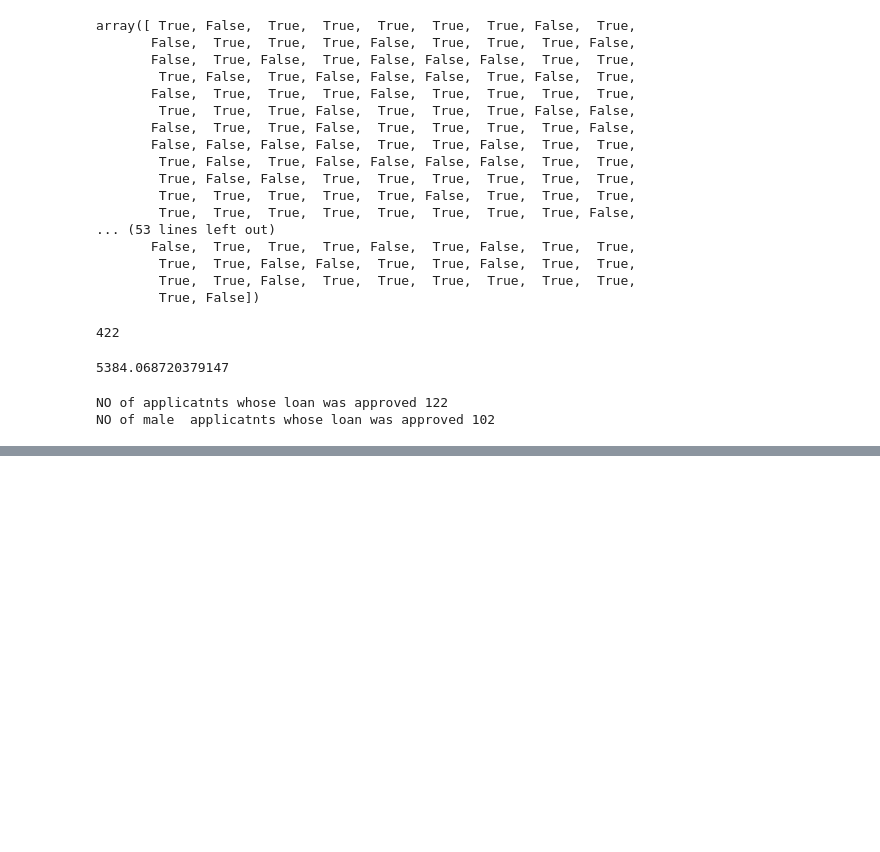
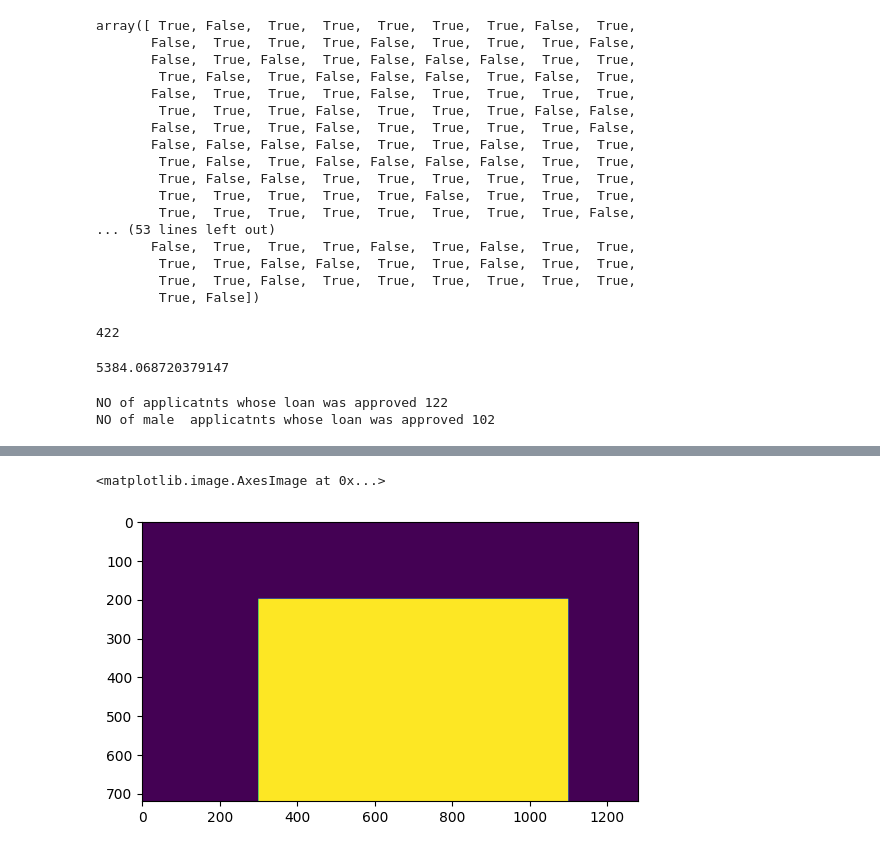
Before and after one commit to Masireddyvamshi/Exploratory_Data_Analysis, a Jupyter notebook: classNotes.ipynb, the cells around one changed output, grey strips where cells are left out. Saved outputs shown, nothing was run; the diff lists cells and outputs as text; code cells hidden in the pictures; blank space fills up the shorter version.

```diff
--- a/classNotes.ipynb
+++ b/classNotes.ipynb
@@ -1196,0 +1945,8 @@ NO of male  applicatnts whose loan was approved 102
+# %%
+mask_person=np.zeros((720,1280),dtype=np.uint8)
+mask_person[200:750,300:1100]=255
+# %%
+plt.imshow(mask_person)
+# %% [output]
+<matplotlib.image.AxesImage at 0x...>
+[figure, added]
```
Also changed, not shown: parts of 124 cells of this notebook.
